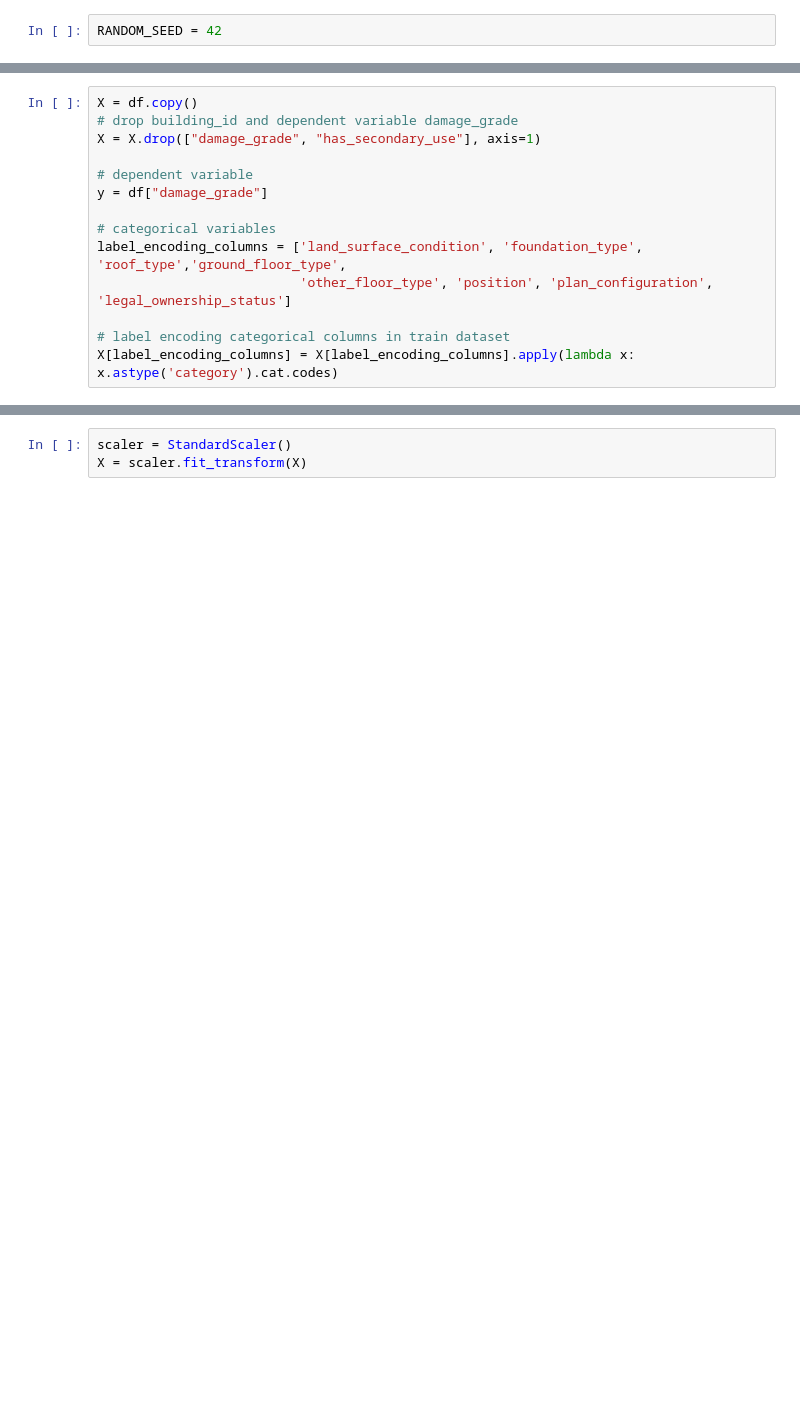
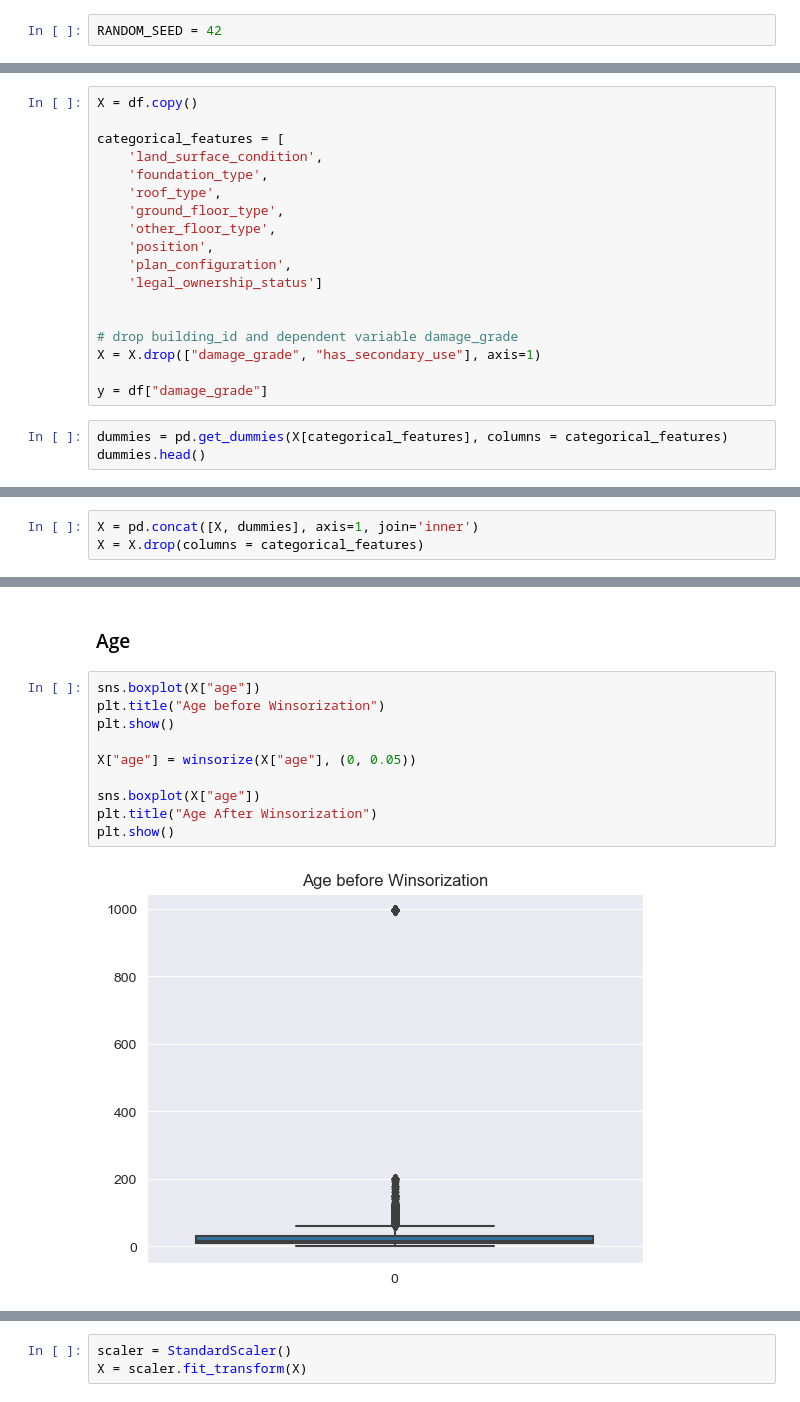
Before and after one commit to Bhandari008/house_damage_prediction, a Jupyter notebook: notebook/EDA.ipynb, the cells around one changed output, grey strips where cells are left out. Cells and saved outputs as stored; diff of their text form; blank space fills up the shorter version.

Commit message:
mb/replaced label encoding with onehotencoding

```diff
--- a/notebook/EDA.ipynb
+++ b/notebook/EDA.ipynb
@@ -609,14 +610,21 @@ RANDOM_SEED = 42
 # %%
 X = df.copy()
+
+categorical_features = [
+    'land_surface_condition',
+    'foundation_type',
+    'roof_type',
+    'ground_floor_type',
+    'other_floor_type',
+    'position',
+    'plan_configuration',
+    'legal_ownership_status']
+
+
 # drop building_id and dependent variable damage_grade
 X = X.drop(["damage_grade", "has_secondary_use"], axis=1)
 
-# dependent variable
 y = df["damage_grade"]
-
-# categorical variables
-label_encoding_columns = ['land_surface_condition', 'foundation_type', 'roof_type','ground_floor_type',
-                          'other_floor_type', 'position', 'plan_configuration', 'legal_ownership_status']
-
-# label encoding categorical columns in train dataset
-X[label_encoding_columns] = X[label_encoding_columns].apply(lambda x: x.astype('category').cat.codes)
+# %%
+dummies = pd.get_dummies(X[categorical_features], columns = categorical_features)
+dummies.head()
@@ -622,0 +638,3 @@ X[label_encoding_columns] = X[label_encoding_columns].apply(lambda x: x.astype('
+# %%
+X = pd.concat([X, dummies], axis=1, join='inner')
+X = X.drop(columns = categorical_features)
@@ -622,0 +653,14 @@ X[label_encoding_columns] = X[label_encoding_columns].apply(lambda x: x.astype('
+# %% [markdown]
+### Age
+# %%
+sns.boxplot(X["age"])
+plt.title("Age before Winsorization")
+plt.show()
+
+X["age"] = winsorize(X["age"], (0, 0.05))
+
+sns.boxplot(X["age"])
+plt.title("Age After Winsorization")
+plt.show()
+# %% [output]
+[figure, added]
```
Also changed, not shown: parts of 15 cells of this notebook.
